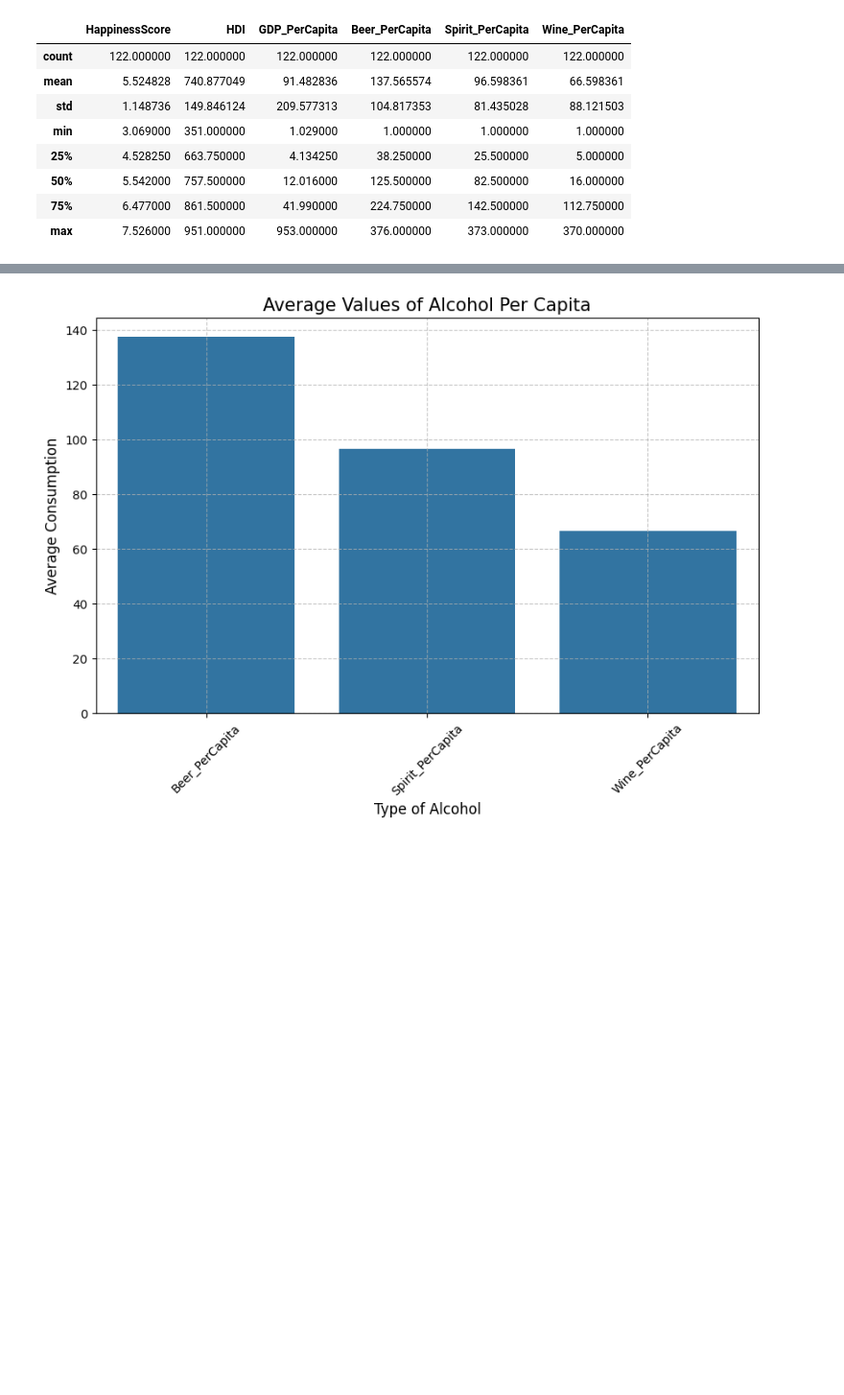
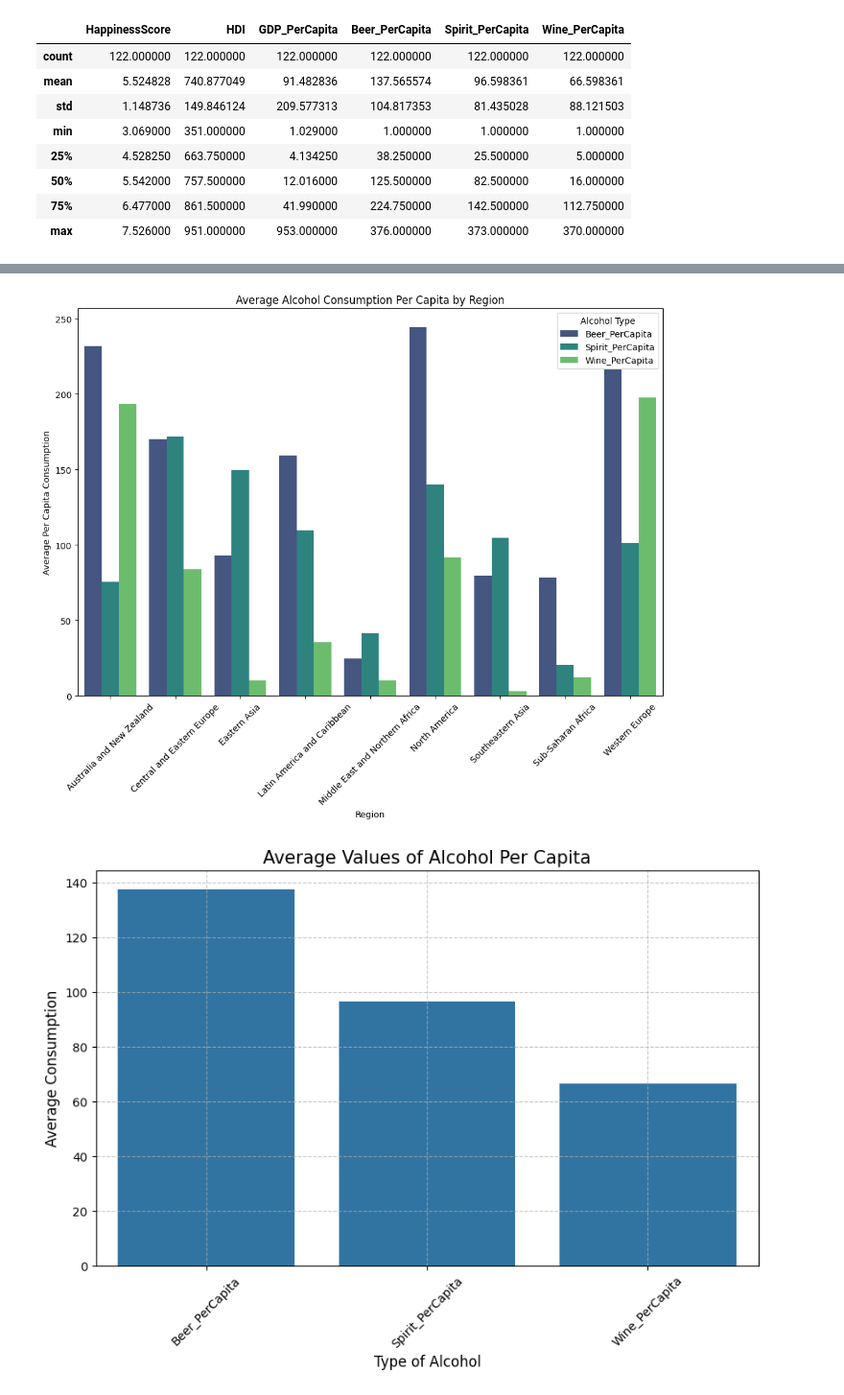
Before and after one commit to giebm/Applied-Data-Analytics, a Jupyter notebook: Happiness-Alcohol.ipynb, the cells around one changed output, grey strips where cells are left out. Shown at 96% size. Saved outputs shown, nothing was run; the diff lists cells and outputs as text; code cells hidden in the pictures; blank space fills up the shorter version.

```diff
--- a/Happiness-Alcohol.ipynb
+++ b/Happiness-Alcohol.ipynb
@@ -221,3 +180,29 @@ plt.show()
+# %%
+# Group by region and calculate the mean consumption per capita for each type
+region_alcohol_consumption = df.groupby('Region')[['Beer_PerCapita', 'Spirit_PerCapita', 'Wine_PerCapita']].mean().reset_index()
+
+# Melt the dataframe to have a format suitable for seaborn
+region_alcohol_consumption_melted = region_alcohol_consumption.melt(id_vars='Region', var_name='Alcohol_Type', value_name='PerCapita')
+
+# Set the figure size for better readability
+plt.figure(figsize=(12, 8))
+
+# Create the bar plot using seaborn
+sns.barplot(x='Region', y='PerCapita', hue='Alcohol_Type', data=region_alcohol_consumption_melted, palette='viridis')
+
+# Rotate the x labels for better readability
+plt.xticks(rotation=45)
+
+# Set the title and labels
+plt.title('Average Alcohol Consumption Per Capita by Region')
+plt.xlabel('Region')
+plt.ylabel('Average Per Capita Consumption')
+
+# Display the plot
+plt.legend(title='Alcohol Type')
+plt.show()
+# %% [output]
+[figure, added]
 # %%
 # Select columns of interest
 columns = ['Beer_PerCapita', 'Spirit_PerCapita', 'Wine_PerCapita']
```
Also changed, not shown: parts of 20 cells of this notebook.
